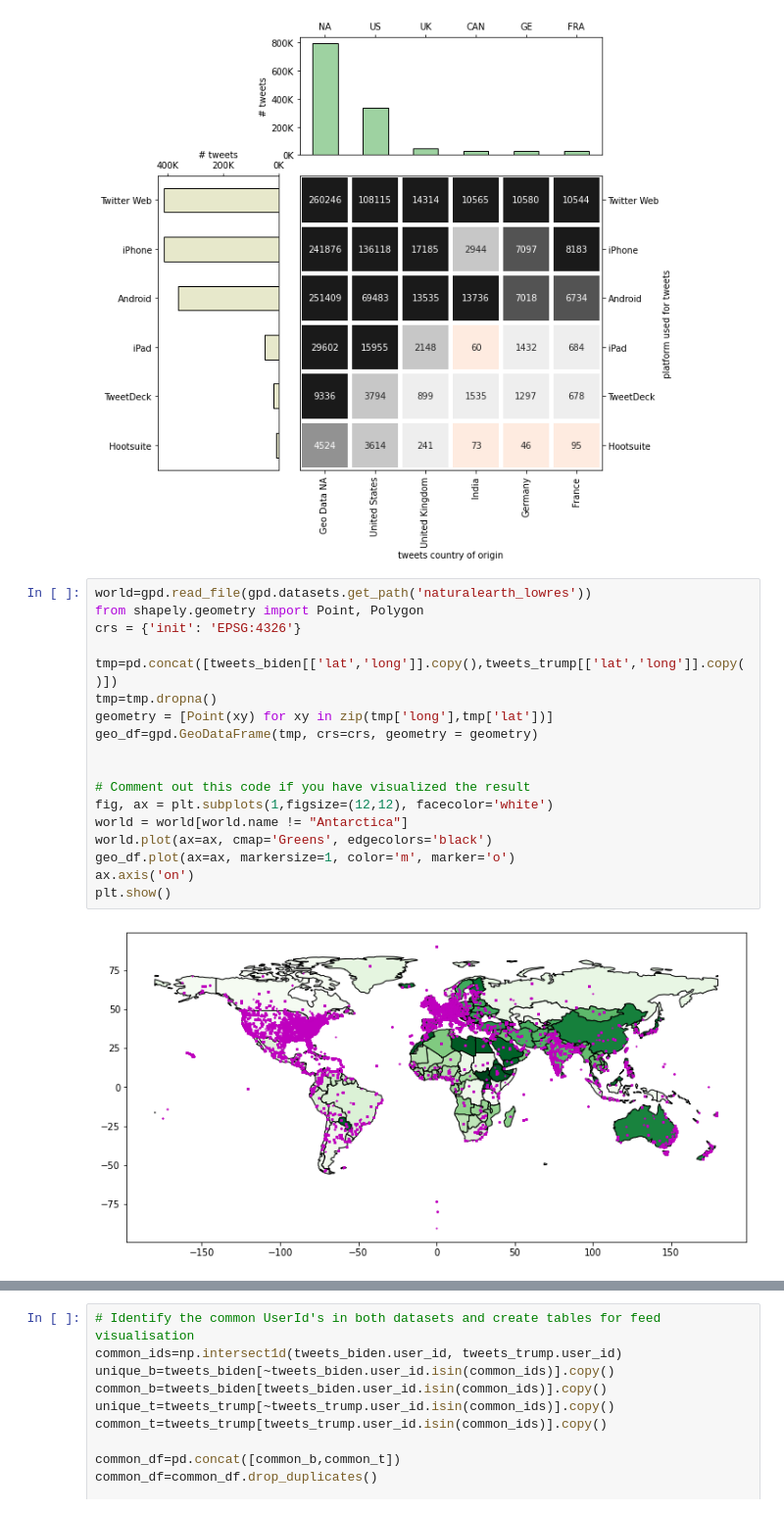
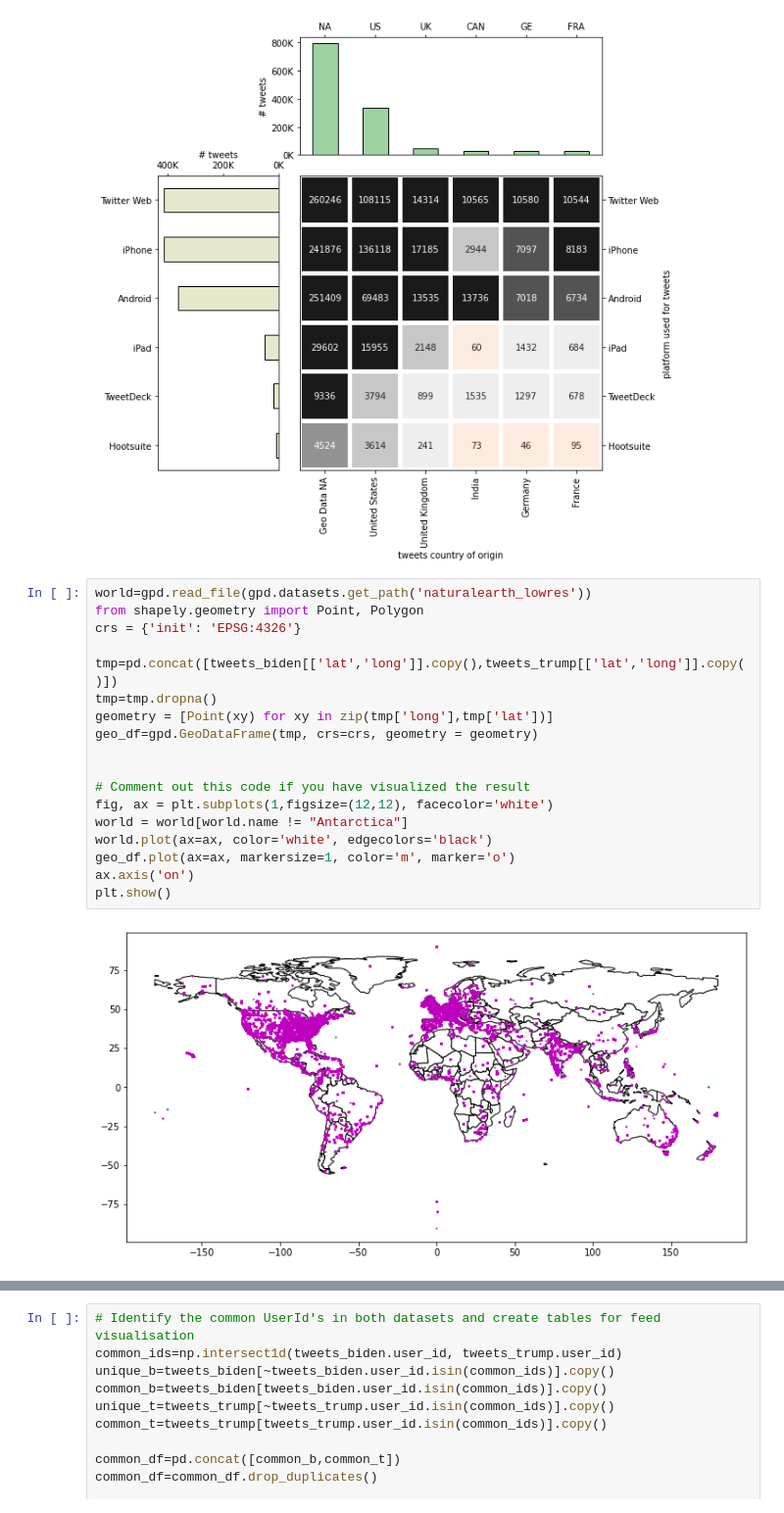
Before and after one commit to sydney-machine-learning/sentimentanalysis-USelections, a Jupyter notebook: main.ipynb, the cells around one changed output, grey strips where cells are left out. Shown at 98% size. Saved outputs shown, nothing was run; the diff lists cells and outputs as text.

```diff
--- a/main.ipynb
+++ b/main.ipynb
@@ -263,23 +266,23 @@ plt.show()
 # %%
 world=gpd.read_file(gpd.datasets.get_path('naturalearth_lowres'))
 from shapely.geometry import Point, Polygon
 crs = {'init': 'EPSG:4326'}
 
 tmp=pd.concat([tweets_biden[['lat','long']].copy(),tweets_trump[['lat','long']].copy()])
 tmp=tmp.dropna()
 geometry = [Point(xy) for xy in zip(tmp['long'],tmp['lat'])]
 geo_df=gpd.GeoDataFrame(tmp, crs=crs, geometry = geometry)
 
 
 # Comment out this code if you have visualized the result
 fig, ax = plt.subplots(1,figsize=(12,12), facecolor='white')
 world = world[world.name != "Antarctica"]
-world.plot(ax=ax, cmap='Greens', edgecolors='black')
+world.plot(ax=ax, color='white', edgecolors='black')
 geo_df.plot(ax=ax, markersize=1, color='m', marker='o')
 ax.axis('on')
 plt.show()
 # %% [output]
-[figure, old version]
+[figure, new version]
 # %%
 %%time
 def detect_tweetlang(tweet):
```
Also changed, not shown: parts of 5 cells of this notebook.
